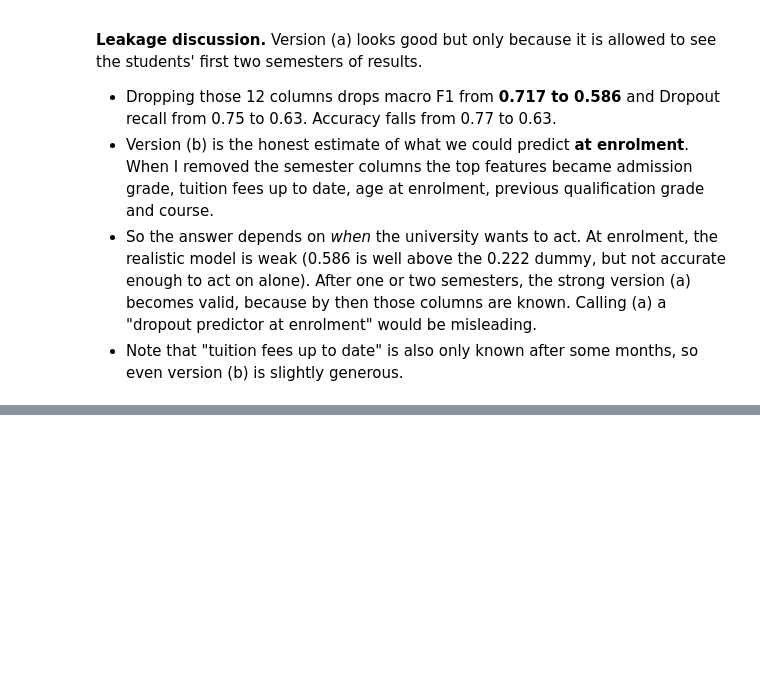
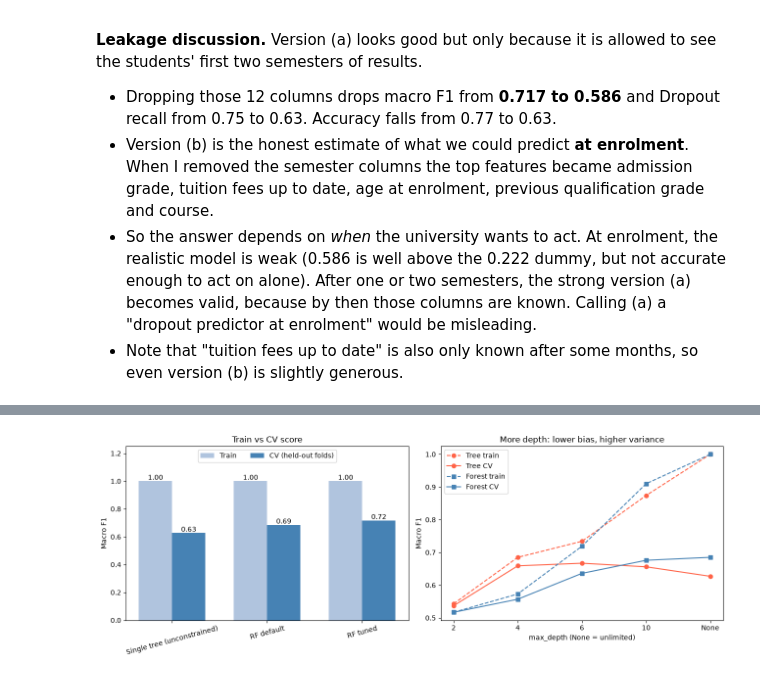
Before and after one commit to Mishiez/learning-patterns-ml, a Jupyter notebook: j1-supervised-unsupervised/notebooks/01_supervised_student_dropout.ipynb, the cells around one changed output, grey strips where cells are left out. Drawn from its saved outputs; the diff is of its cells as text; code cells hidden in the pictures; blank space fills up the shorter version.

Commit message:
model comparison + bias-variance analysis

```diff
--- a/j1-supervised-unsupervised/notebooks/01_supervised_student_dropout.ipynb
+++ b/j1-supervised-unsupervised/notebooks/01_supervised_student_dropout.ipynb
@@ -537,0 +606,5 @@ plt.show()
+# %%
+# Per-class view of the two tuned forests on the test set
+for name, model, X_tr, X_te in models_to_compare[3:]:
+    print(name)
+    print(classification_report(y_test, model.predict(X_te)))
@@ -537,0 +636,14 @@ plt.show()
+# %%
+bv_models = [
+    ("Single tree (unconstrained)", DecisionTreeClassifier(random_state=42)),
+    ("RF default", RandomForestClassifier(random_state=42)),
+    ("RF tuned", search_all.best_estimator_),
+]
+
+bv_rows = []
+for name, model in bv_models:
+    train_f1, cv_f1 = train_and_cv_f1(model, X_train)
+    bv_rows.append({"model": name, "train macro F1": train_f1, "CV macro F1": cv_f1,
+                    "gap (train - CV)": train_f1 - cv_f1})
+bias_variance = pd.DataFrame(bv_rows).set_index("model").round(3)
+bias_variance
@@ -537,0 +695,37 @@ plt.show()
+# %%
+fig, axes = plt.subplots(1, 2, figsize=(13, 4.8))
+
+# Left: the three-model comparison
+positions = range(len(bias_variance))
+width = 0.35
+axes[0].bar([p - width / 2 for p in positions], bias_variance["train macro F1"], width,
+            label="Train", color="lightsteelblue")
+axes[0].bar([p + width / 2 for p in positions], bias_variance["CV macro F1"], width,
+            label="CV (held-out folds)", color="steelblue")
+axes[0].set_xticks(list(positions))
+axes[0].set_xticklabels(bias_variance.index, rotation=15)
+axes[0].set_ylabel("Macro F1")
+axes[0].set_ylim(0, 1.25)  # extra headroom so the legend does not cover the bars
+axes[0].set_title("Train vs CV score")
+axes[0].legend(loc="upper center", ncol=2)
+for p, (train_score, cv_score) in enumerate(zip(bias_variance["train macro F1"], bias_variance["CV macro F1"])):
+    axes[0].text(p - width / 2, train_score + 0.01, f"{train_score:.2f}", ha="center")
+    axes[0].text(p + width / 2, cv_score + 0.01, f"{cv_score:.2f}", ha="center")
+
+# Right: the max_depth sweep for tree and forest
+depth_rows = sweep.loc[[s for s in sweep.index if s.startswith("max_depth")]]
+depth_labels = [s.replace("max_depth=", "") for s in depth_rows.index]
+axes[1].plot(depth_labels, depth_rows["tree train"], "o--", color="tomato", label="Tree train")
+axes[1].plot(depth_labels, depth_rows["tree CV"], "o-", color="tomato", label="Tree CV")
+axes[1].plot(depth_labels, depth_rows["forest train"], "s--", color="steelblue", label="Forest train")
+axes[1].plot(depth_labels, depth_rows["forest CV"], "s-", color="steelblue", label="Forest CV")
+axes[1].set_xlabel("max_depth (None = unlimited)")
+axes[1].set_ylabel("Macro F1")
+axes[1].set_title("More depth: lower bias, higher variance")
+axes[1].legend()
+
+plt.tight_layout()
+plt.savefig("../figures/bias_variance.png", dpi=150)
+plt.show()
+# %% [output]
+[figure, added]
```
Also changed, not shown: parts of 9 cells of this notebook, 2 other files.
